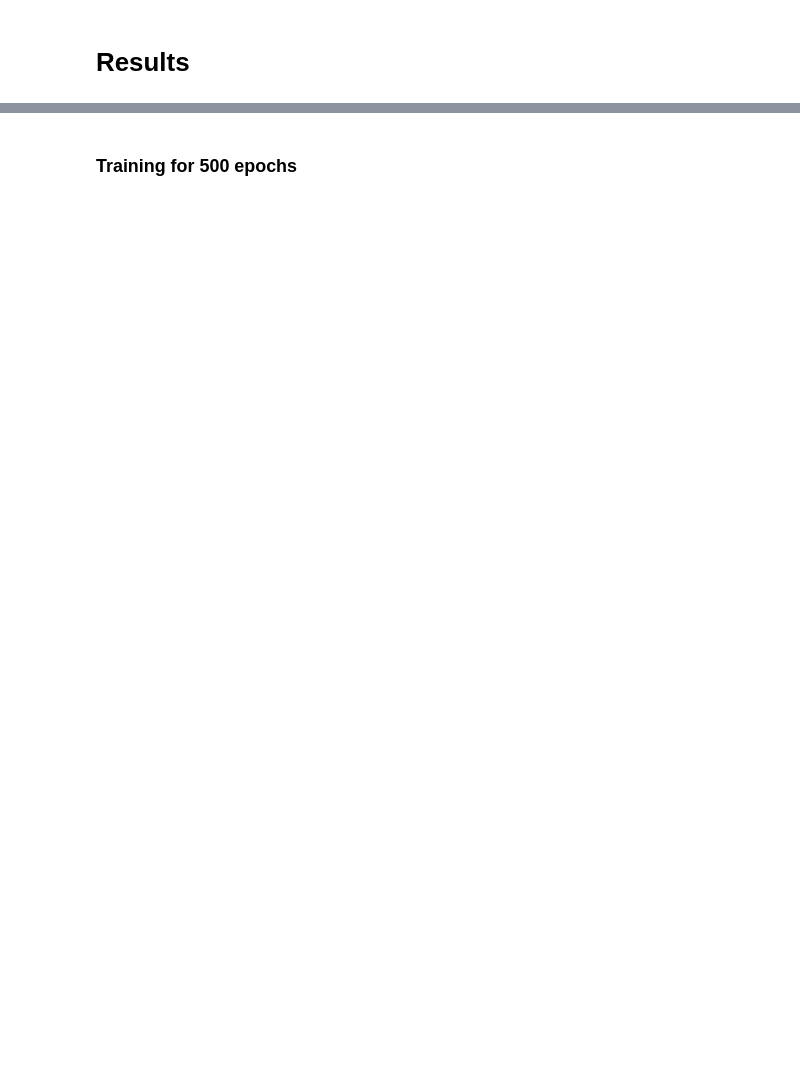
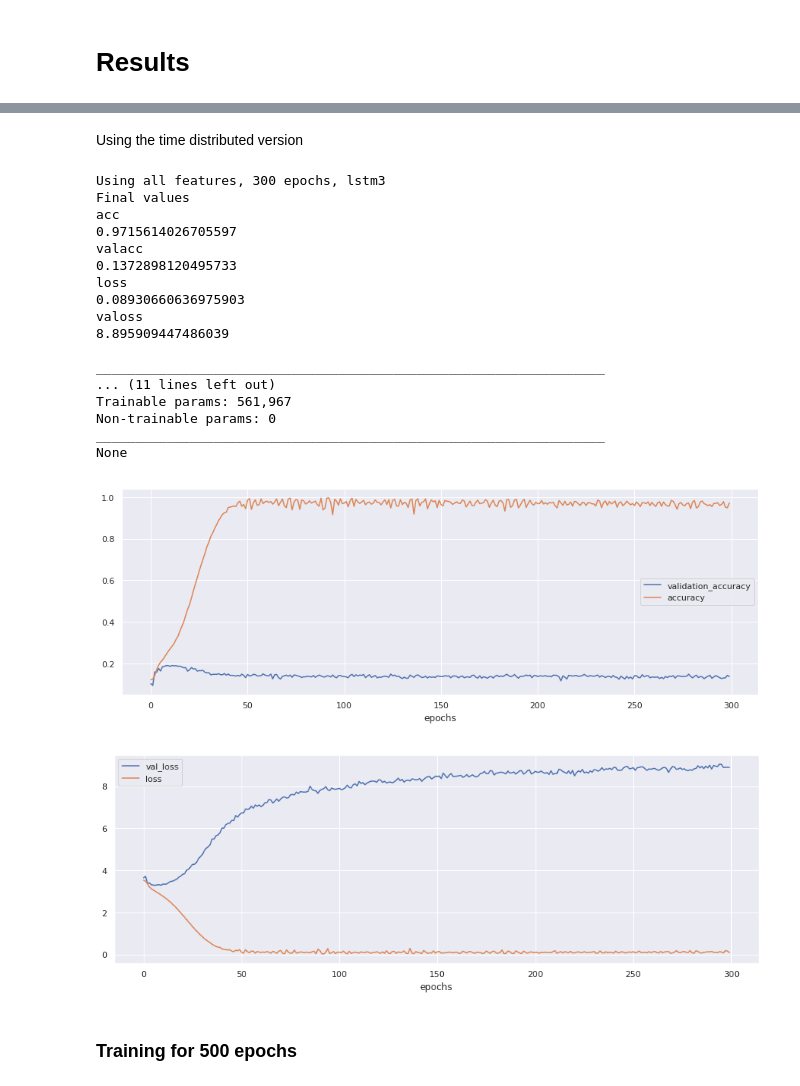
Before and after one commit to laureleo/chord-prediction, a Jupyter notebook: playground.ipynb, the cells around one changed output, grey strips where cells are left out. Cells and saved outputs as stored; diff of their text form; code cells hidden in the pictures; blank space fills up the shorter version.

```diff
--- a/playground.ipynb
+++ b/playground.ipynb
@@ -356,3 +249,28 @@ Epoch 500/500
+# %% [markdown]
+Using the time distributed version
+# %%
+print("Using all features, 300 epochs, lstm3")
+disp_results(h3)
+# %% [output]
+Using all features, 300 epochs, lstm3
+Final values
+acc
+0.9715614026705597
+valacc
+0.1372898120495733
+loss
+0.08930660636975903
+valoss
+8.895909447486039
+
+_________________________________________________________________
+... (11 lines left out)
+Trainable params: 561,967
+Non-trainable params: 0
+_________________________________________________________________
+None
+[figure, added]
+[figure, added]
 # %% [markdown]
 ### Training for 500 epochs
 # %%
```
Also changed, not shown: parts of 8 cells of this notebook.
